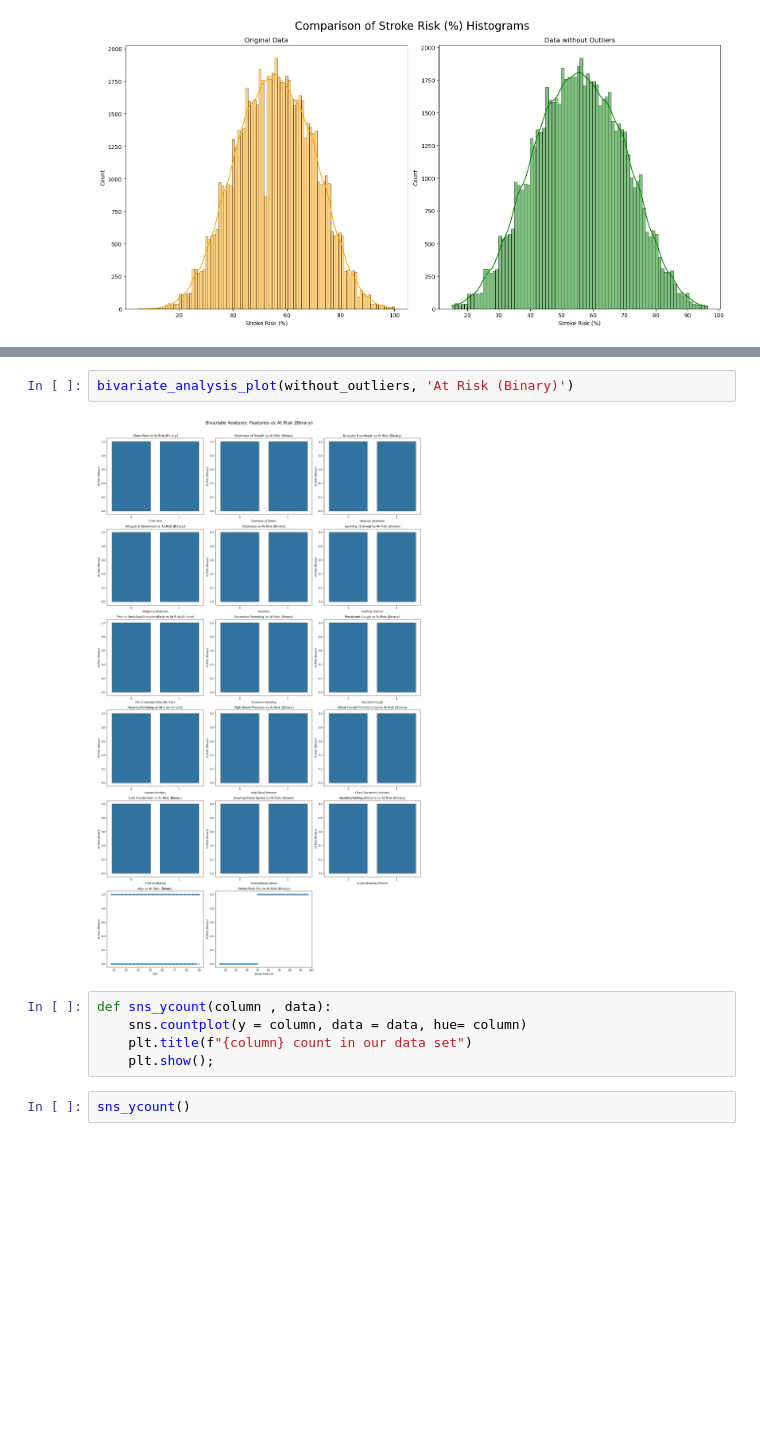
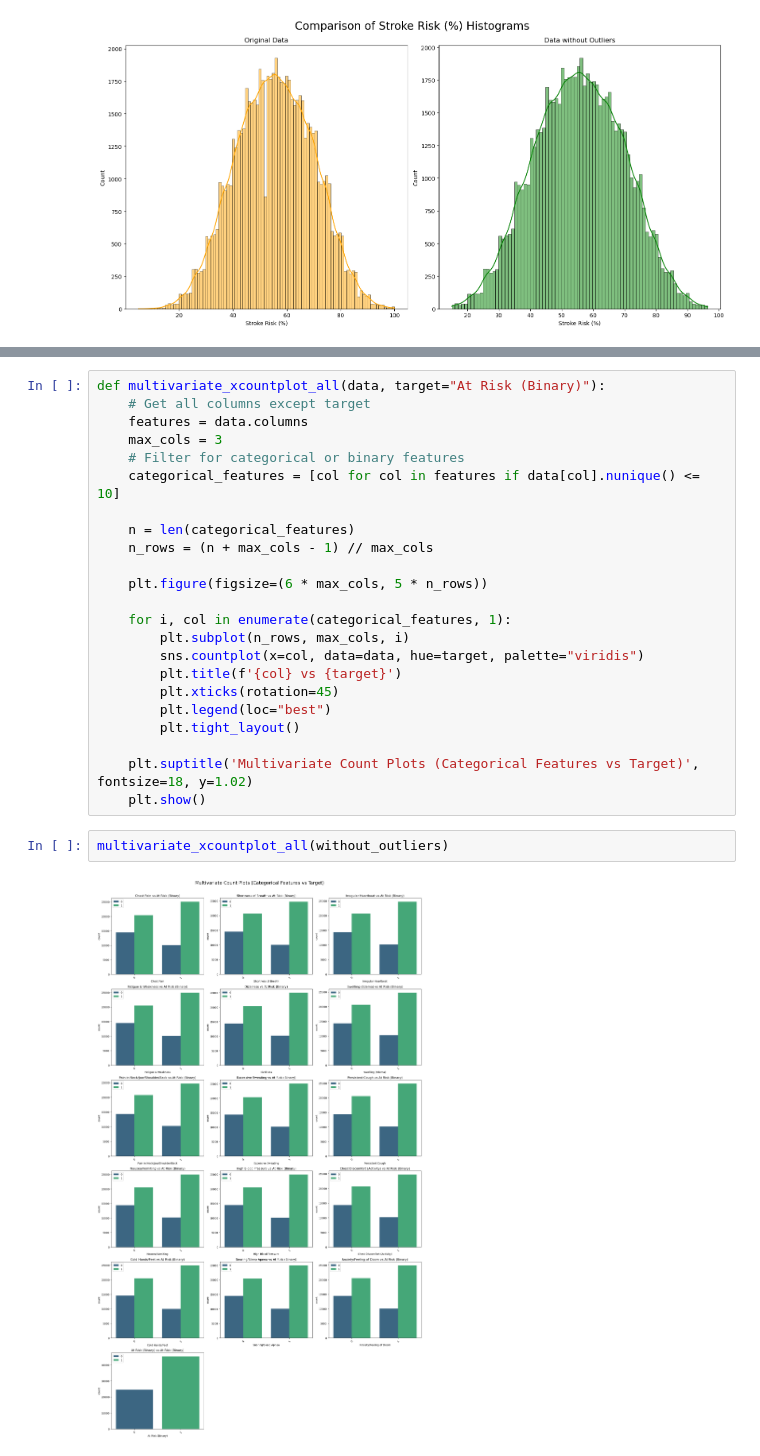
Before and after one commit to dev-ezzy/Stroke-prediction-, a Jupyter notebook: index.ipynb, the cells around one changed output, grey strips where cells are left out. Drawn from its saved outputs; the diff is of its cells as text; blank space fills up the shorter version.

```diff
--- a/index.ipynb
+++ b/index.ipynb
@@ -235,11 +212,27 @@ def bivariate_analysis_plot(df, target, max_cols=3):
-# %%
-bivariate_analysis_plot(without_outliers, 'At Risk (Binary)')
-# %% [output]
-[figure, removed]
 # %%
-def sns_ycount(column , data):
-    sns.countplot(y = column, data = data, hue= column)
-    plt.title(f"{column} count in our data set")
-    plt.show();
+def multivariate_xcountplot_all(data, target="At Risk (Binary)"):
+    # Get all columns except target
+    features = data.columns
+    max_cols = 3
+    # Filter for categorical or binary features
+    categorical_features = [col for col in features if data[col].nunique() <= 10]
+
+    n = len(categorical_features)
+    n_rows = (n + max_cols - 1) // max_cols
+
+    plt.figure(figsize=(6 * max_cols, 5 * n_rows))
+
+    for i, col in enumerate(categorical_features, 1):
+        plt.subplot(n_rows, max_cols, i)
+        sns.countplot(x=col, data=data, hue=target, palette="viridis")
+        plt.title(f'{col} vs {target}')
+        plt.xticks(rotation=45)
+        plt.legend(loc="best")
+        plt.tight_layout()
+
+    plt.suptitle('Multivariate Count Plots (Categorical Features vs Target)', fontsize=18, y=1.02)
+    plt.show()
 # %%
-sns_ycount()
+multivariate_xcountplot_all(without_outliers)
+# %% [output]
+[figure, added]
```
Also changed, not shown: parts of 5 cells of this notebook.
